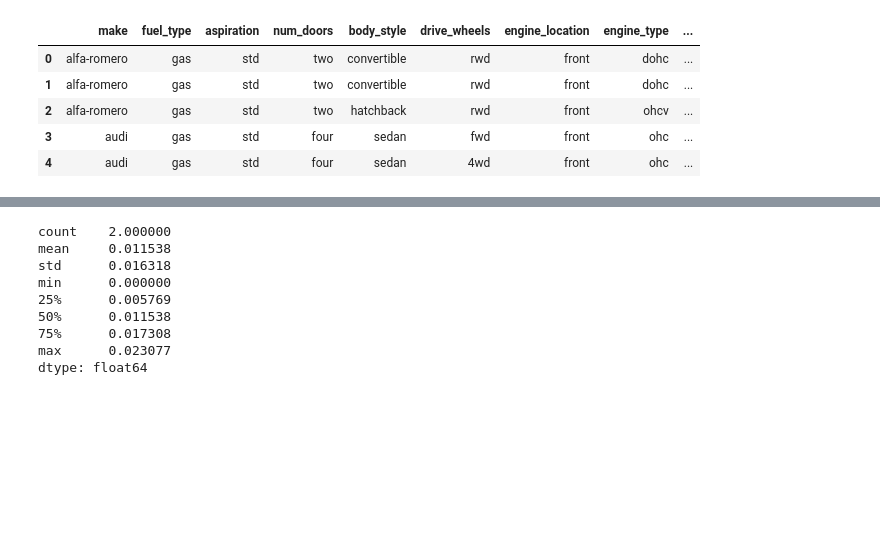
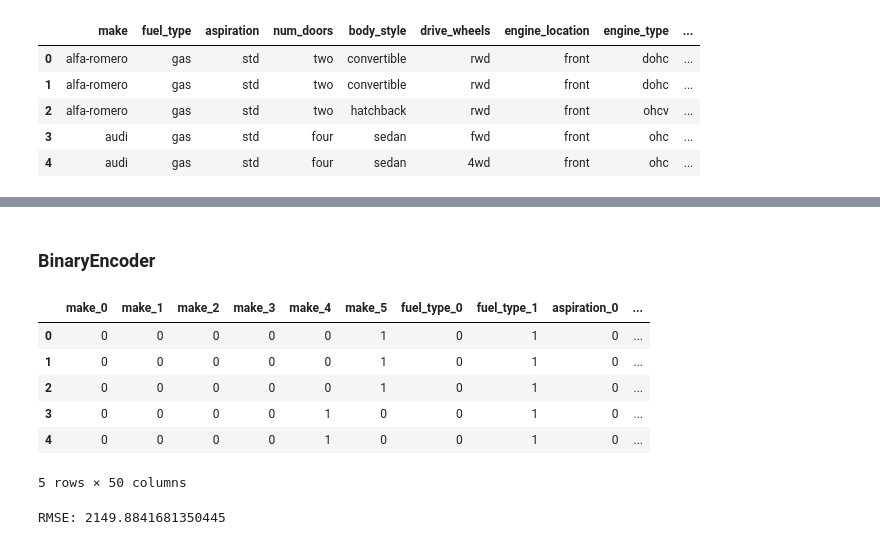
Before and after one commit to darestrepov/intro_to_machine_learning, a Jupyter notebook: E13-CategoricalEncoding-[DiegoRestrepo].ipynb, the cells around one changed output, grey strips where cells are left out. Saved outputs shown, nothing was run; the diff lists cells and outputs as text; code cells hidden in the pictures; blank space fills up the shorter version.

```diff
--- a/E13-CategoricalEncoding-[DiegoRestrepo].ipynb
+++ b/E13-CategoricalEncoding-[DiegoRestrepo].ipynb
@@ -100,0 +107,3 @@ obj_esc = obj_esc.dropna()
+# %%
+# fill missing values for stroke with the median age
+df.stroke.fillna(df.stroke.median(), inplace=True)
@@ -100,0 +114,3 @@ obj_esc = obj_esc.dropna()
+# %%
+# fill missing values for horsepower with the median age
+df.horsepower.fillna(df.horsepower.median(), inplace=True)
@@ -100,0 +121,3 @@ obj_esc = obj_esc.dropna()
+# %%
+# fill missing values for peak_rpm with the median age
+df.peak_rpm.fillna(df.peak_rpm.median(), inplace=True)
@@ -101,2 +128,5 @@ obj_esc = obj_esc.dropna()
+# %%
+# fill missing values for price with the median age
+df.price.fillna(df.price.median(), inplace=True)
 # %%
 # check for missing values
@@ -205,0 +259,2 @@ RMSE: 3391.798485548632
+# %% [markdown]
+### BinaryEncoder
@@ -206 +264,14 @@ RMSE: 3391.798485548632
+# %%
+encoder = ce.BinaryEncoder()
+obj_cat_bin = encoder.fit_transform(obj_cat, axis=1)
+df_bin = pd.concat([obj_cat_bin, obj_esc], axis=1)
+df_bin.head()
+# %% [output]
+|  | make_0 | make_1 | make_2 | make_3 | make_4 | make_5 | fuel_type_0 | fuel_type_1 | aspiration_0 | ... |
+| 0 | 0 | 0 | 0 | 0 | 0 | 1 | 0 | 1 | 0 | ... |
+| 1 | 0 | 0 | 0 | 0 | 0 | 1 | 0 | 1 | 0 | ... |
+| 2 | 0 | 0 | 0 | 0 | 0 | 1 | 0 | 1 | 0 | ... |
+| 3 | 0 | 0 | 0 | 0 | 1 | 0 | 0 | 1 | 0 | ... |
+| 4 | 0 | 0 | 0 | 0 | 1 | 0 | 0 | 1 | 0 | ... |
+5 rows × 50 columns
 # %%
@@ -216,13 +280,0 @@ X_test_ = encoder.transform(X_test)
-# %%
-from sklearn.ensemble import RandomForestClassifier
-pd.Series(cross_val_score(RandomForestClassifier(n_estimators=2), X_train, y_train, cv=2, scoring='accuracy')).describe()
-# %% [output]
-count    2.000000
-mean     0.011538
-std      0.016318
-min      0.000000
-25%      0.005769
-50%      0.011538
-75%      0.017308
-max      0.023077
-dtype: float64
@@ -228,0 +284,4 @@ dtype: float64
+# %%
+print('RMSE:', np.sqrt(metrics.mean_squared_error(y_test, y_pred)))
+# %% [output]
+RMSE: 2149.8841681350445
```
Also changed, not shown: parts of 37 cells of this notebook.
